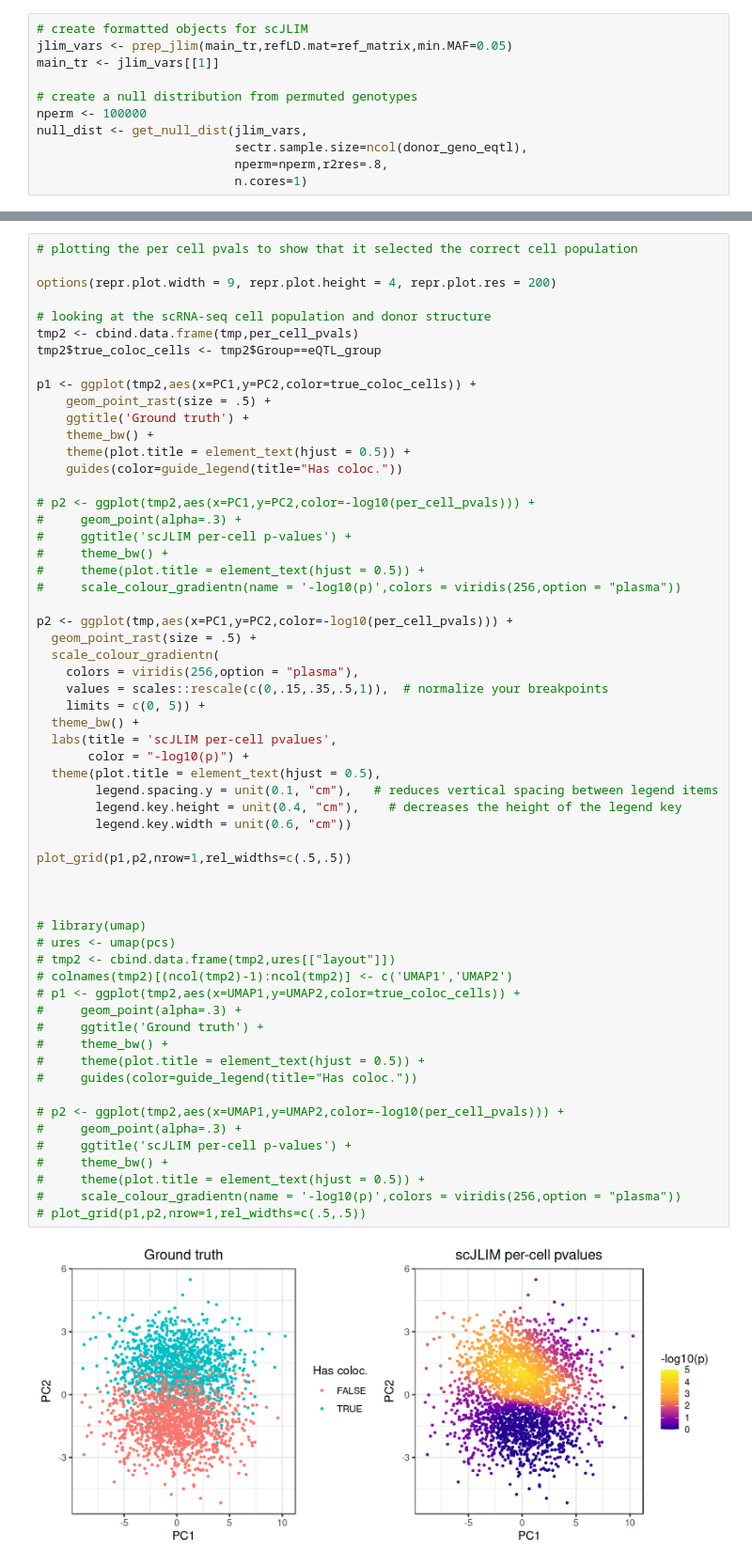
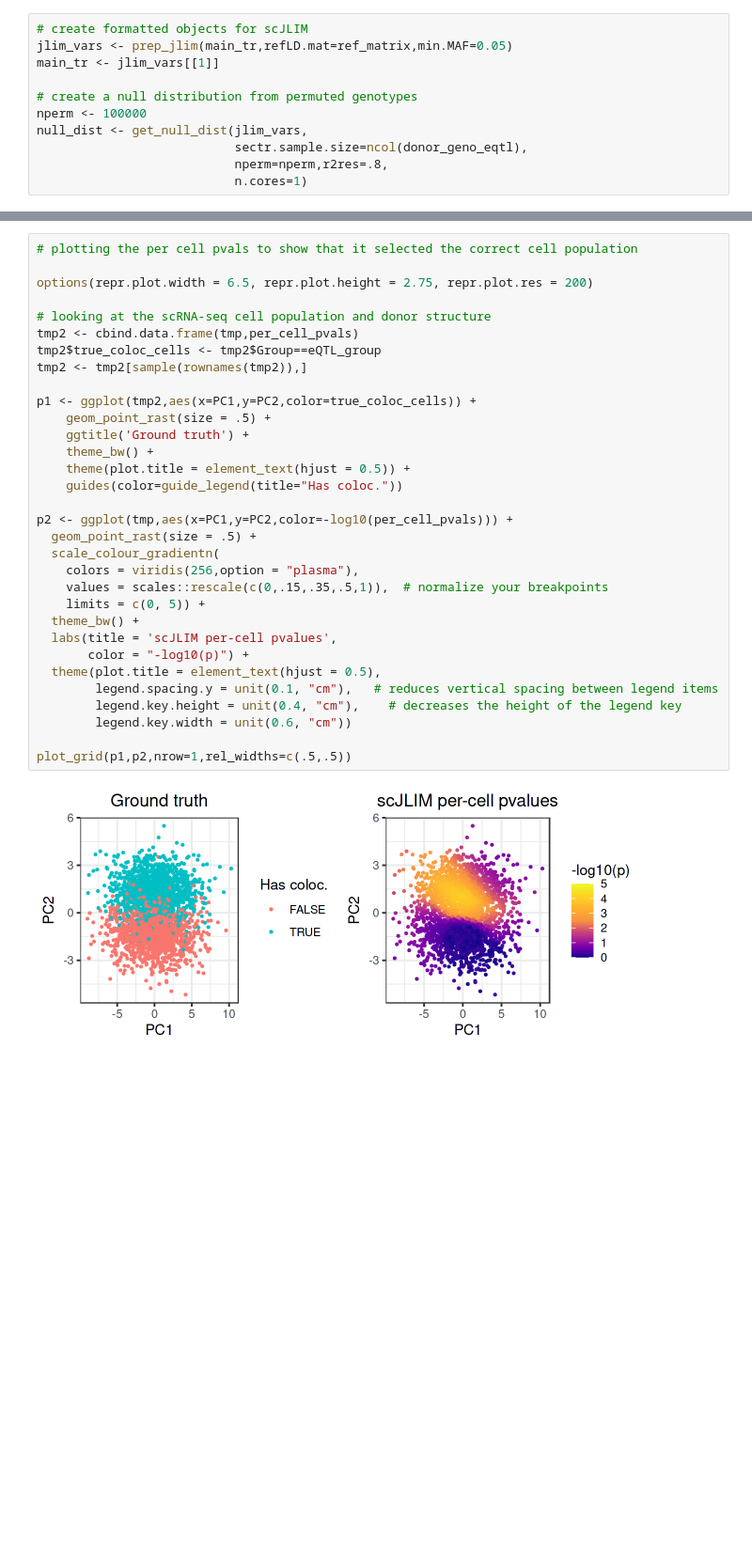
Before and after one commit to j-mitchel/scJLIM, a Jupyter notebook: vignettes/tutorial.ipynb, the cells around one changed output, grey strips where cells are left out. Shown at 94% size. Drawn from its saved outputs; the diff is of its cells as text; blank space fills up the shorter version.

```diff
--- a/vignettes/tutorial.ipynb
+++ b/vignettes/tutorial.ipynb
@@ -184,61 +140,34 @@ print(cauchy_all) # this is the overall p-value indicating that there is colocal
 # %%
 # plotting the per cell pvals to show that it selected the correct cell population
 
-options(repr.plot.width = 9, repr.plot.height = 4, repr.plot.res = 200)
+options(repr.plot.width = 6.5, repr.plot.height = 2.75, repr.plot.res = 200)
 
 # looking at the scRNA-seq cell population and donor structure
 tmp2 <- cbind.data.frame(tmp,per_cell_pvals)
 tmp2$true_coloc_cells <- tmp2$Group==eQTL_group
+tmp2 <- tmp2[sample(rownames(tmp2)),]
 
 p1 <- ggplot(tmp2,aes(x=PC1,y=PC2,color=true_coloc_cells)) +
     geom_point_rast(size = .5) +
     ggtitle('Ground truth') +
     theme_bw() +
     theme(plot.title = element_text(hjust = 0.5)) +
     guides(color=guide_legend(title="Has coloc."))
-
-# p2 <- ggplot(tmp2,aes(x=PC1,y=PC2,color=-log10(per_cell_pvals))) +
-#     geom_point(alpha=.3) +
-#     ggtitle('scJLIM per-cell p-values') +
-#     theme_bw() +
-#     theme(plot.title = element_text(hjust = 0.5)) +
-#     scale_colour_gradientn(name = '-log10(p)',colors = viridis(256,option = "plasma"))
 
 p2 <- ggplot(tmp,aes(x=PC1,y=PC2,color=-log10(per_cell_pvals))) +
   geom_point_rast(size = .5) +
   scale_colour_gradientn(
     colors = viridis(256,option = "plasma"),
     values = scales::rescale(c(0,.15,.35,.5,1)),  # normalize your breakpoints
     limits = c(0, 5)) +
   theme_bw() +
   labs(title = 'scJLIM per-cell pvalues',
        color = "-log10(p)") +
   theme(plot.title = element_text(hjust = 0.5),
         legend.spacing.y = unit(0.1, "cm"),   # reduces vertical spacing between legend items
         legend.key.height = unit(0.4, "cm"),    # decreases the height of the legend key
         legend.key.width = unit(0.6, "cm"))
 
 plot_grid(p1,p2,nrow=1,rel_widths=c(.5,.5))
-
-
-
-# library(umap)
-# ures <- umap(pcs)
-# tmp2 <- cbind.data.frame(tmp2,ures[["layout"]])
-# colnames(tmp2)[(ncol(tmp2)-1):ncol(tmp2)] <- c('UMAP1','UMAP2')
-# p1 <- ggplot(tmp2,aes(x=UMAP1,y=UMAP2,color=true_coloc_cells)) +
-#     geom_point(alpha=.3) +
-#     ggtitle('Ground truth') +
-#     theme_bw() +
-#     theme(plot.title = element_text(hjust = 0.5)) +
-#     guides(color=guide_legend(title="Has coloc."))
-
-# p2 <- ggplot(tmp2,aes(x=UMAP1,y=UMAP2,color=-log10(per_cell_pvals))) +
-#     geom_point(alpha=.3) +
-#     ggtitle('scJLIM per-cell p-values') +
-#     theme_bw() +
-#     theme(plot.title = element_text(hjust = 0.5)) +
-#     scale_colour_gradientn(name = '-log10(p)',colors = viridis(256,option = "plasma"))
-# plot_grid(p1,p2,nrow=1,rel_widths=c(.5,.5))
 # %% [output]
-[figure, old version]
+[figure, new version]
```
Also changed, not shown: parts of 14 cells of this notebook, 3 other files.
